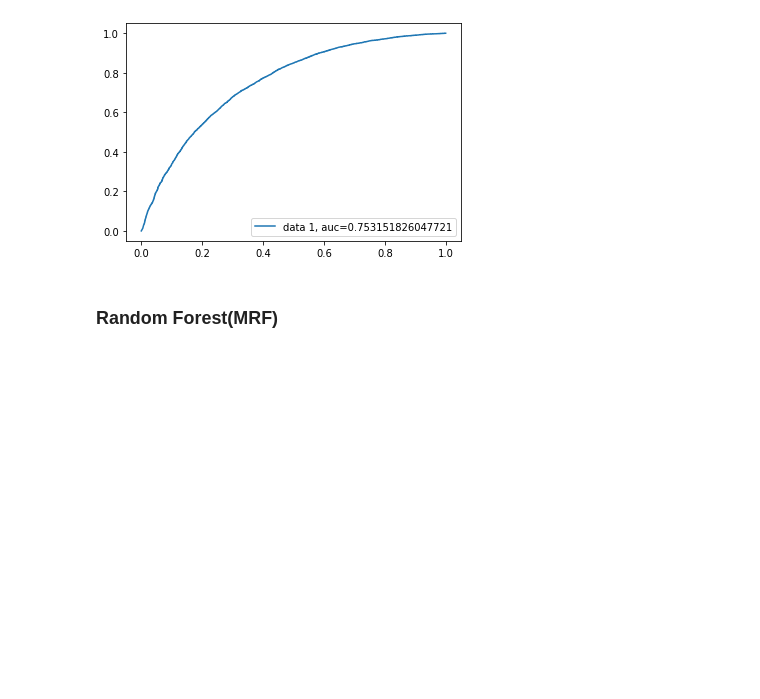
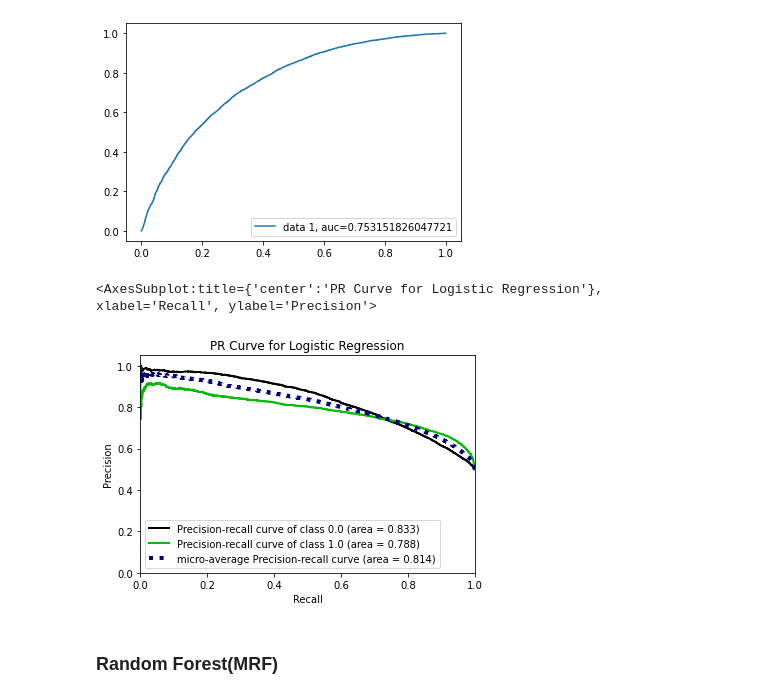
Before and after one commit to xyqiuchloe/BIS-634-Homework-XinyueQiu, a Jupyter notebook: final_project/final_project.ipynb, the cells around one changed output. Saved outputs shown, nothing was run; the diff lists cells and outputs as text; code cells hidden in the pictures; blank space fills up the shorter version.

```diff
--- a/final_project/final_project.ipynb
+++ b/final_project/final_project.ipynb
@@ -210,6 +188,12 @@ plt.legend(loc=4)
 plt.show()
 # %% [output]
 [figure]
+# %%
+y_log_proba = logreg.predict_proba(X_test_scaled)
+skplt.metrics.plot_precision_recall(y_test, y_log_proba, title = 'PR Curve for Logistic Regression')
+# %% [output]
+<AxesSubplot:title={'center':'PR Curve for Logistic Regression'}, xlabel='Recall', ylabel='Precision'>
+[figure, added]
 # %% [markdown]
 ### Random Forest(MRF)
 # %%
```
Also changed, not shown: parts of 15 cells of this notebook.
